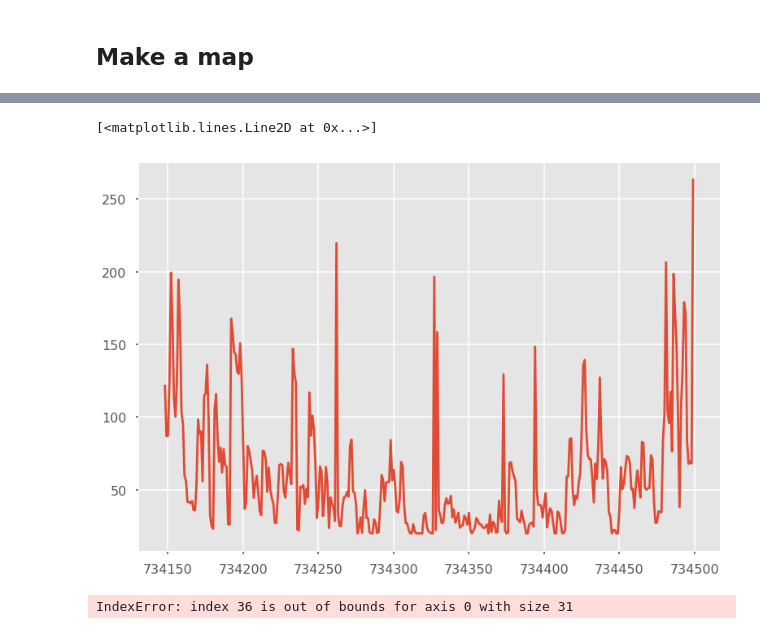
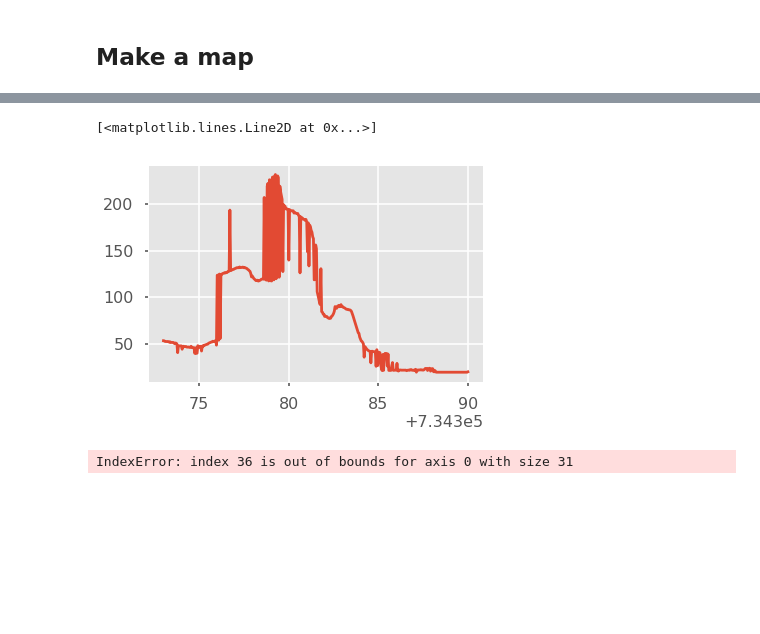
Before and after one commit to EavenW/CODAR_analysis, a Jupyter notebook: Parallel_MLD_tester.ipynb, the cells around one changed output, grey strips where cells are left out. Saved outputs shown, nothing was run; the diff lists cells and outputs as text; code cells hidden in the pictures; blank space fills up the shorter version.

```diff
--- a/Parallel_MLD_tester.ipynb
+++ b/Parallel_MLD_tester.ipynb
@@ -302,2 +305,2 @@ t_data = t_vec[date_get]
 # %%
-cores = 4
+cores = 8
@@ -351,0 +307,20 @@ display("done")
+# %%
+p = multiprocessing.Pool(cores)
+
+iterator = 0
+now = datetime.datetime.now()
+for k, result in enumerate(p.imap(naive_parallel, positions_all[:])):
+    n, m, Ilat, Jlon, estimator_matrix, good = result
+    c_data[n,m,:]     = estimator_matrix[0,:]
+    wr_data[n,m,:]    = estimator_matrix[1,:]
+    z0_data[n,m,:]    = estimator_matrix[2,:]
+    phase_data[n,m,:] = estimator_matrix[3,:]
+    lat_get, lon_get  = np.round(float(latCODAR[Ilat]),3), np.round(float(lonCODAR[Jlon]),3)
+    clear_output()
+    iterator += good
+    if iterator > 0:
+        timeprocess = datetime.datetime.now() - now
+        speed = np.round(timeprocess.total_seconds()/float(iterator),3)
+        display("Working on MLD at lat,lon = {},{}, at {} s/p, N = {}".format(lat_get, lon_get,
+                                                                              speed, str(int(iterator))))
+p.close()
@@ -352,2 +329,13 @@ display("done")
 # %%
 p.close()
+# %%
+positions_all = []
+
+for m, Jlon in enumerate(j_lon):
+    for n, Ilat in enumerate(i_lat):
+        positions_all.append([n,m,Ilat,Jlon])
+# %%
+%%time
+for k, result in enumerate(map(vect_in_loop, dates)):
+    z0_data[n,m,k]    = result[1]
+    phase_data[n,m,k] = result[2]
@@ -423,11 +538,11 @@ plt.show()
 # %%
 #plt.plot(c_data[24,20,:])
 #plt.plot(wr_data[24,20,:]/25)
 
-plt.plot(t_data,z0_data[24,20,:])
+plt.plot(t_data,z0_data[105,54,:])
 # %% [output]
 [<matplotlib.lines.Line2D at 0x...>]
-[figure, old version]
+[figure, new version]
 # %%
 %%time
 u_comp = u[:,lat_index,j_lon[n]]
```
Also changed, not shown: parts of 35 cells of this notebook, 1 other file.
